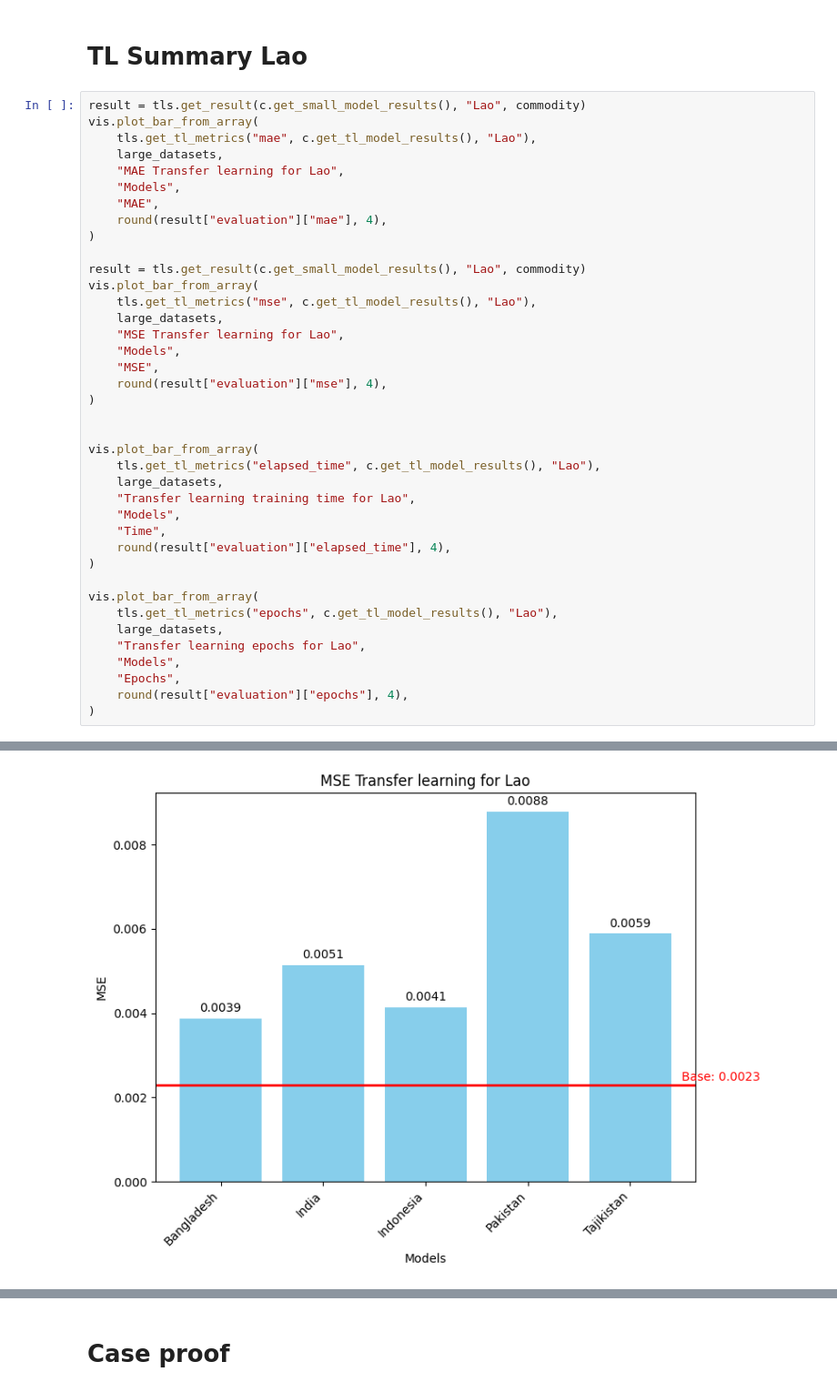
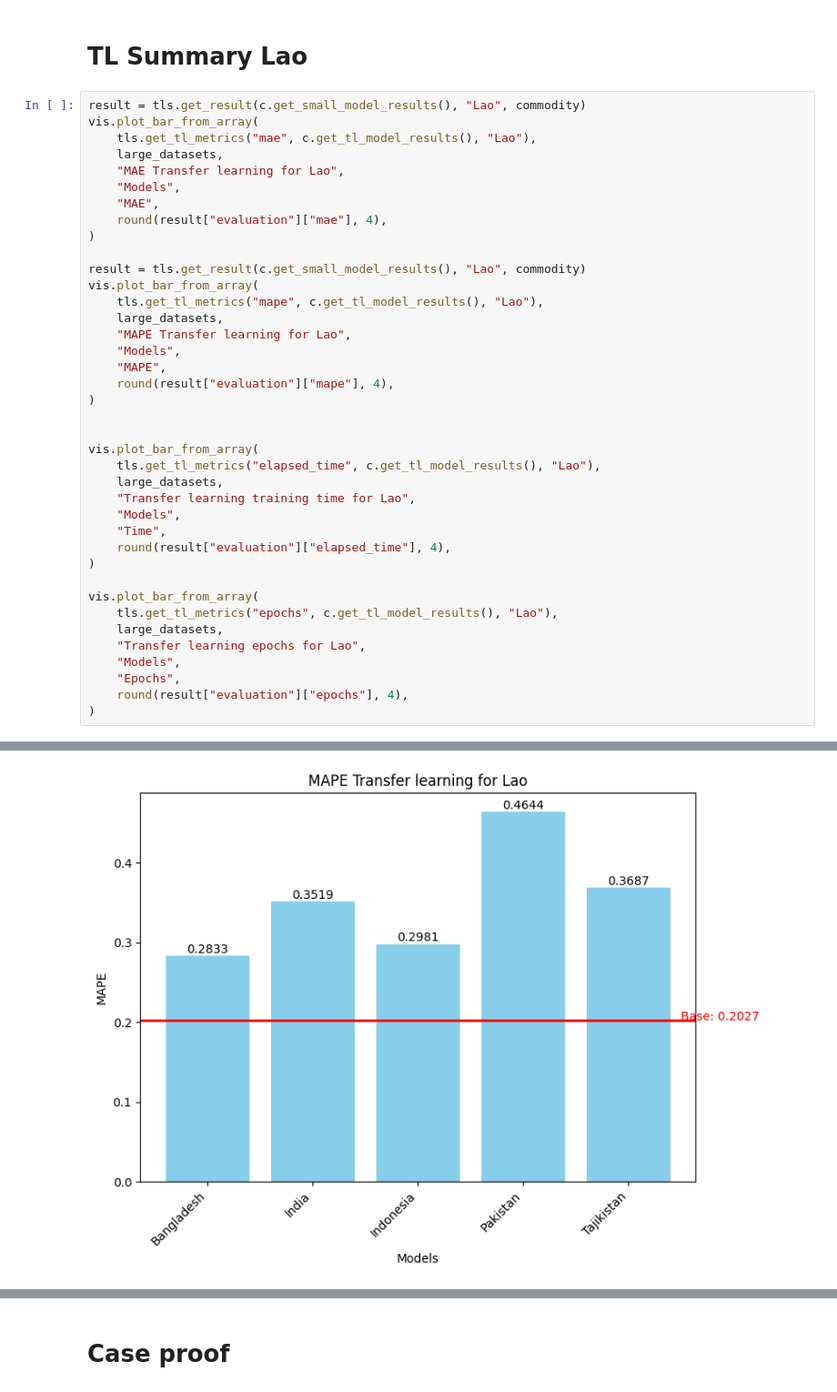
Before and after one commit to JanaJankovic/transfer-learning, a Jupyter notebook: src/model.ipynb, the cells around one changed output, grey strips where cells are left out. Shown at 91% size. Saved outputs shown, nothing was run; the diff lists cells and outputs as text.

```diff
--- a/src/model.ipynb
+++ b/src/model.ipynb
@@ -148,38 +233,38 @@ vis.plot_bar_from_array(
     "MAE",
     round(result["evaluation"]["mae"], 4),
 )
 
 result = tls.get_result(c.get_small_model_results(), "Lao", commodity)
 vis.plot_bar_from_array(
-    tls.get_tl_metrics("mse", c.get_tl_model_results(), "Lao"),
+    tls.get_tl_metrics("mape", c.get_tl_model_results(), "Lao"),
     large_datasets,
-    "MSE Transfer learning for Lao",
+    "MAPE Transfer learning for Lao",
     "Models",
-    "MSE",
-    round(result["evaluation"]["mse"], 4),
+    "MAPE",
+    round(result["evaluation"]["mape"], 4),
 )
 
 
 vis.plot_bar_from_array(
     tls.get_tl_metrics("elapsed_time", c.get_tl_model_results(), "Lao"),
     large_datasets,
     "Transfer learning training time for Lao",
     "Models",
     "Time",
     round(result["evaluation"]["elapsed_time"], 4),
 )
 
 vis.plot_bar_from_array(
     tls.get_tl_metrics("epochs", c.get_tl_model_results(), "Lao"),
     large_datasets,
     "Transfer learning epochs for Lao",
     "Models",
     "Epochs",
     round(result["evaluation"]["epochs"], 4),
 )
 # %% [output]
 [figure]
-[figure, old version]
+[figure, new version]
 [figure]
 [figure]
 # %%
```
Also changed, not shown: parts of 9 cells of this notebook, 26 other files.
